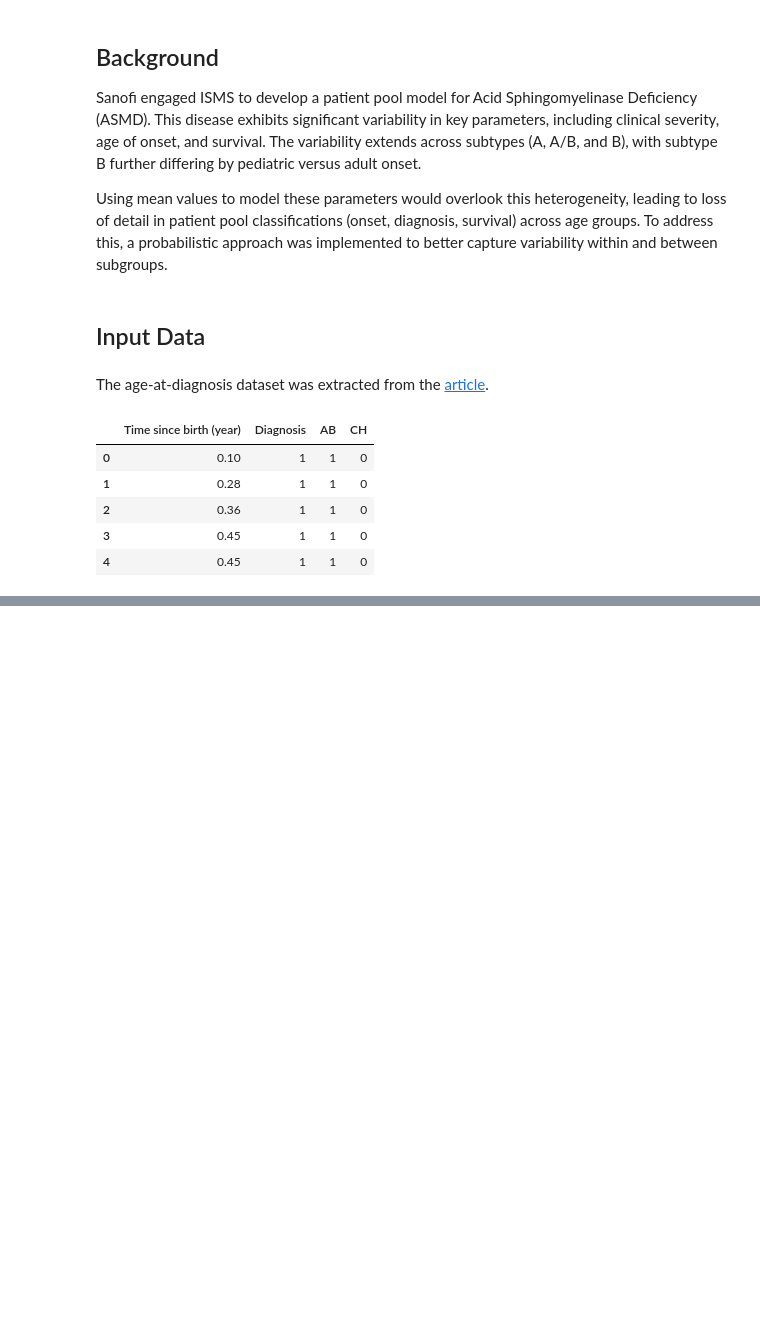
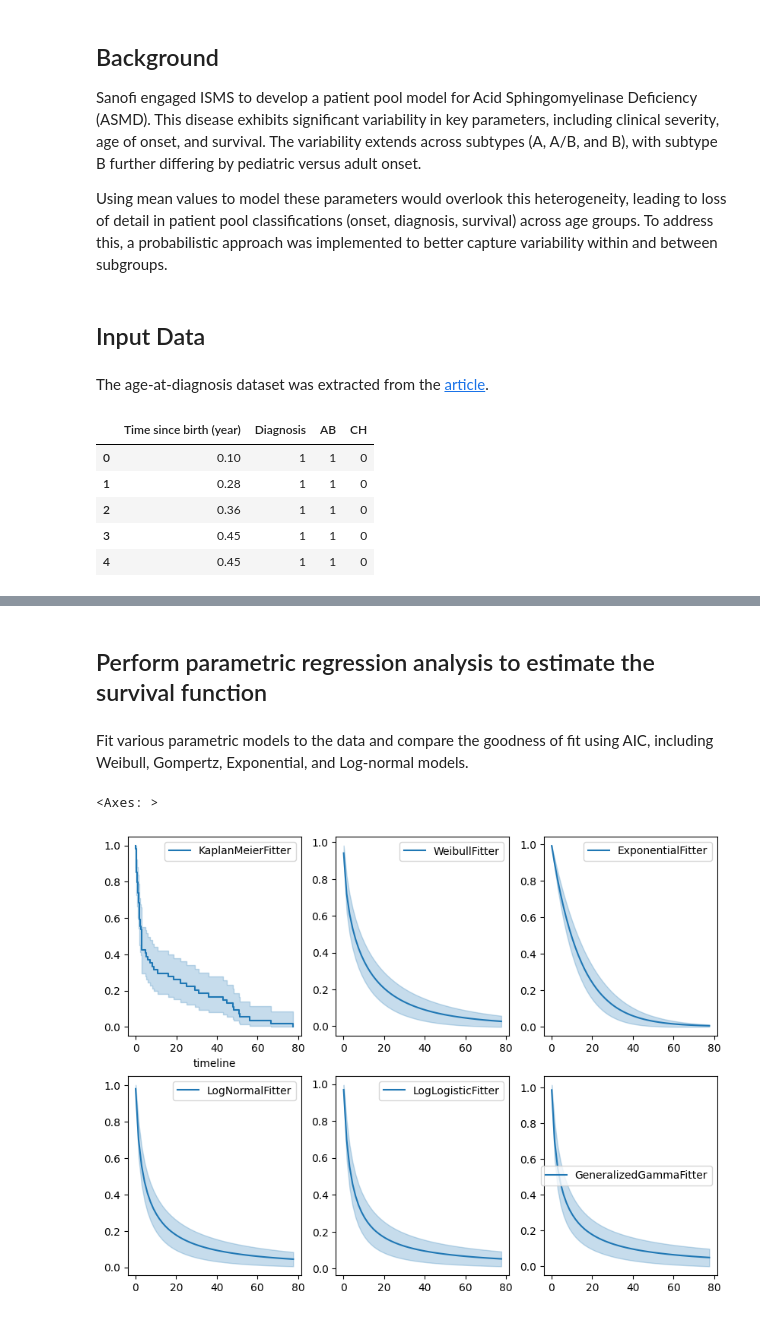
Before and after one commit to davidzhao1015/survival-analysis-case-example, a Jupyter notebook: survival-analysis-ASMD-example.ipynb, the cells around one changed output, grey strips where cells are left out. Saved outputs shown, nothing was run; the diff lists cells and outputs as text; code cells hidden in the pictures; blank space fills up the shorter version.

```diff
--- a/survival-analysis-ASMD-example.ipynb
+++ b/survival-analysis-ASMD-example.ipynb
@@ -29,0 +94,4 @@ diagnosis_age_df.head()
+# %% [markdown]
+## Perform parametric regression analysis to estimate the survival function
+# %% [markdown]
+Fit various parametric models to the data and compare the goodness of fit using AIC, including Weibull, Gompertz, Exponential, and Log-normal models.
@@ -29,0 +101,29 @@ diagnosis_age_df.head()
+# %%
+fig, axes = plt.subplots(2, 3, figsize=(10, 7.5))
+
+# Kaplan-Meier Fitter
+kmf_surv = KaplanMeierFitter().fit(T, E, label='KaplanMeierFitter')
+kmf_surv.plot_survival_function(ax=axes[0][0])
+
+# Weibull Fitter
+wbf_surv = WeibullFitter().fit(T, E, label='WeibullFitter')
+wbf_surv.plot_survival_function(ax=axes[0][1])
+
+# Exponential Fitter
+exf_surv = ExponentialFitter().fit(T, E, label='ExponentialFitter')
+exf_surv.plot_survival_function(ax=axes[0][2])
+
+# Log-Normal Fitter
+lnf_surv = LogNormalFitter().fit(T, E, label='LogNormalFitter')
+lnf_surv.plot_survival_function(ax=axes[1][0])
+
+# Log Logistic Fitter
+llf_surv = LogLogisticFitter().fit(T, E, label='LogLogisticFitter')
+llf_surv.plot_survival_function(ax=axes[1][1])
+
+# Generalized Gamma Fitter
+ggf_surv = GeneralizedGammaFitter().fit(T, E, label='GeneralizedGammaFitter')
+ggf_surv.plot_survival_function(ax=axes[1][2])
+# %% [output]
+<Axes: >
+[figure, added]
```
Also changed, not shown: parts of 9 cells of this notebook.
